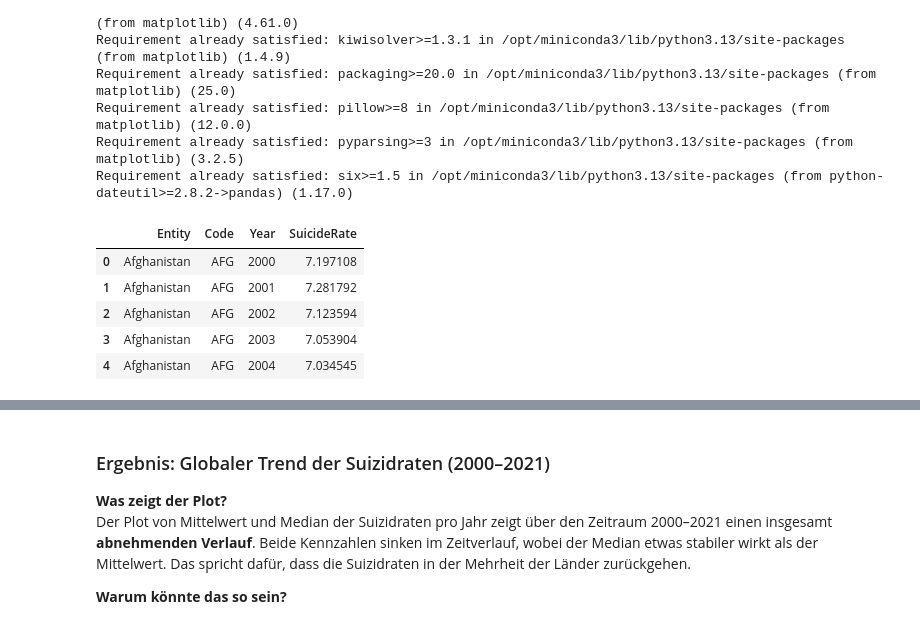
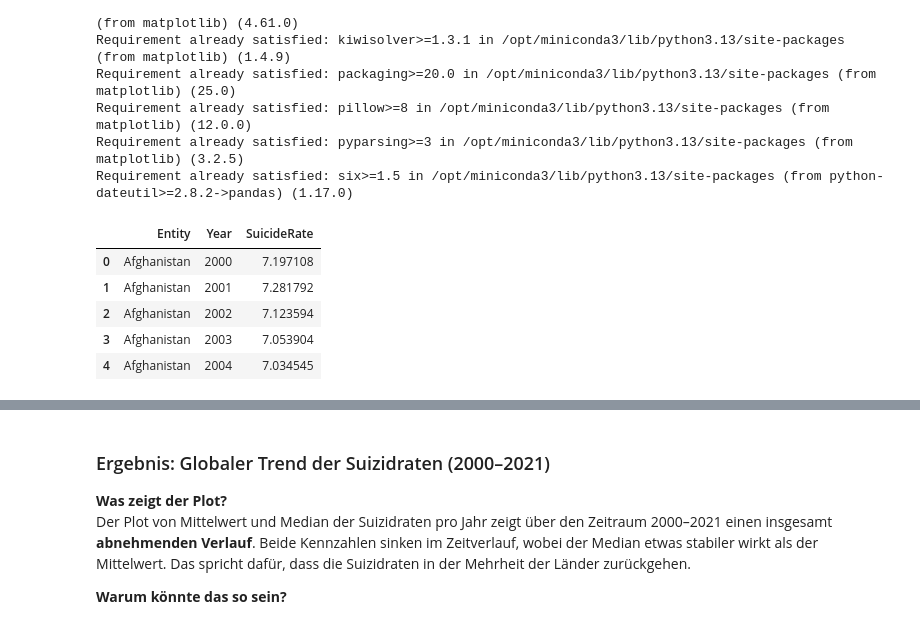
Before and after one commit to delucgia/LN_Python, a Jupyter notebook: python_ln.ipynb, the cells around one changed output, grey strips where cells are left out. Saved outputs shown, nothing was run; the diff lists cells and outputs as text; code cells hidden in the pictures.

```diff
--- a/python_ln.ipynb
+++ b/python_ln.ipynb
@@ -66,15 +67,18 @@ from matplotlib import pyplot as plt
 # %%
 data = pd.read_csv("death-rate-from-suicides-gho.csv")
 
 # Spalte umbenennen, damit sie einfacher zu verwenden ist
 data.rename(columns={'Age-standardized death rate from self-harm among both sexes': 'SuicideRate'}, inplace=True)
 
+# Entfernen der Spalte 'Code', da sie für die Analyse nicht benötigt wird
+data = data.drop(columns=["Code"])
+
 # Datenstruktur, Datentypen und fehlende Werte prüfen -> Gibt die ersten 5 Rows aus
 data.head()
 # %% [output]
-|  | Entity | Code | Year | SuicideRate |
-| 0 | Afghanistan | AFG | 2000 | 7.197108 |
-| 1 | Afghanistan | AFG | 2001 | 7.281792 |
-| 2 | Afghanistan | AFG | 2002 | 7.123594 |
-| 3 | Afghanistan | AFG | 2003 | 7.053904 |
-| 4 | Afghanistan | AFG | 2004 | 7.034545 |
+|  | Entity | Year | SuicideRate |
+| 0 | Afghanistan | 2000 | 7.197108 |
+| 1 | Afghanistan | 2001 | 7.281792 |
+| 2 | Afghanistan | 2002 | 7.123594 |
+| 3 | Afghanistan | 2003 | 7.053904 |
+| 4 | Afghanistan | 2004 | 7.034545 |
```
Also changed, not shown: parts of 12 cells of this notebook.
